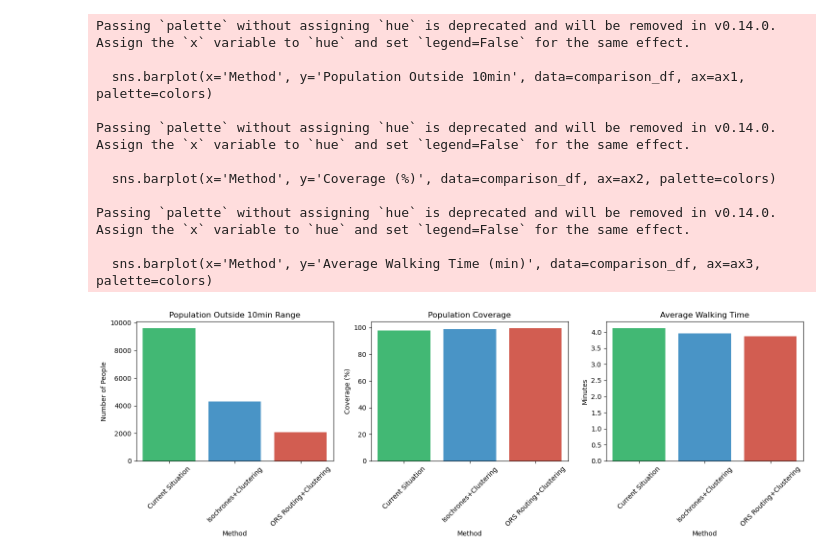
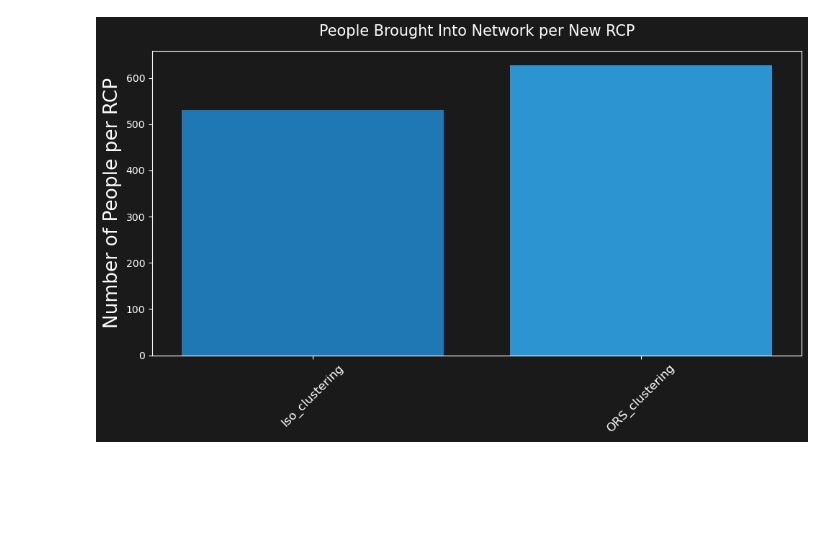
Before and after one commit to Global-Health-Engineering/recycling-network-optimization, a Jupyter notebook: scripts/method_analysis.ipynb, the cells around one changed output. Cells and saved outputs as stored; diff of their text form; code cells hidden in the pictures; blank space fills up the shorter version.

```diff
--- a/scripts/method_analysis.ipynb
+++ b/scripts/method_analysis.ipynb
@@ -145,78 +91,35 @@ plt.show()
-# %%
-import seaborn as sns
-
-import matplotlib.pyplot as plt
-
-# Set style
-fig, (ax1, ax2, ax3) = plt.subplots(1, 3, figsize=(15, 5))
-
-# Color palette
-colors = ['#2ecc71', '#3498db', '#e74c3c']
-
-# Plot 1: Population Outside 10min
-sns.barplot(x='Method', y='Population Outside 10min', data=comparison_df, ax=ax1, palette=colors)
-ax1.set_title('Population Outside 10min Range')
-ax1.tick_params(axis='x', rotation=45)
-ax1.set_ylabel('Number of People')
-
-# Plot 2: Coverage
-sns.barplot(x='Method', y='Coverage (%)', data=comparison_df, ax=ax2, palette=colors)
-ax2.set_title('Population Coverage')
-ax2.tick_params(axis='x', rotation=45)
-ax2.set_ylabel('Coverage (%)')
-
-# Plot 3: Average Walking Time
-sns.barplot(x='Method', y='Average Walking Time (min)', data=comparison_df, ax=ax3, palette=colors)
-ax3.set_title('Average Walking Time')
-ax3.tick_params(axis='x', rotation=45)
-ax3.set_ylabel('Minutes')
-
-plt.tight_layout()
-plt.show()
-# %% [output]
-Passing `palette` without assigning `hue` is deprecated and will be removed in v0.14.0. Assign the `x` variable to `hue` and set `legend=False` for the same effect.
-
-  sns.barplot(x='Method', y='Population Outside 10min', data=comparison_df, ax=ax1, palette=colors)
-
-Passing `palette` without assigning `hue` is deprecated and will be removed in v0.14.0. Assign the `x` variable to `hue` and set `legend=False` for the same effect.
-
-  sns.barplot(x='Method', y='Coverage (%)', data=comparison_df, ax=ax2, palette=colors)
-
-Passing `palette` without assigning `hue` is deprecated and will be removed in v0.14.0. Assign the `x` variable to `hue` and set `legend=False` for the same effect.
-
-  sns.barplot(x='Method', y='Average Walking Time (min)', data=comparison_df, ax=ax3, palette=colors)
-[figure, removed]
 # %%
+# Calculate people brought in by comparing to current situation
+people_brought_in = comparison_df.loc[0, 'Population Outside 10min'] - comparison_df.loc[1:, 'Population Outside 10min']
+new_rcps = comparison_df.loc[1:, 'Number of additional RCPs']
 
-# Calculate people brought in per new RCP
-people_per_rcp = [people_brought_in[i]/new_rcps[i] if new_rcps[i] != 0 else 0 for i in range(1,3)]
+# Calculate people per RCP
+people_per_rcp = people_brought_in / new_rcps
 
-# Create a new figure
+# Create figure with dark theme
 plt.figure(figsize=(10, 6), facecolor='#1a1a1a')
 
 # Plot the data
-plt.bar(methods[1:3], people_per_rcp, color=colors[0:2])
+plt.bar(comparison_df['Method'][1:], people_per_rcp, color=colors[0:2])
 
 # Customize the plot
-plt.title('People Brought Into Network per New RCP')
-plt.ylabel('Number of People per RCP')
-plt.xticks(rotation=45)
+plt.title('People Brought Into Network per New RCP', fontsize=TITLE_SIZE, color='white', pad=15)
+plt.ylabel('Number of People per RCP', fontsize=LABEL_SIZE, color='white')
+plt.xticks(rotation=45, fontsize=TICK_SIZE, color='white')
 plt.gca().set_facecolor('#1a1a1a')
-plt.gca().tick_params(colors='white')plt.style.use('seaborn')
+plt.gca().tick_params(colors='white')
 plt.gca().spines['bottom'].set_color('white')
 plt.gca().spines['top'].set_color('white')
 plt.gca().spines['left'].set_color('white')
 plt.gca().spines['right'].set_color('white')
-plt.title('People Brought Into Network per New RCP', color='white')
-plt.ylabel('Number of People per RCP', color='white')
-plt.xticks(color='white')
+
 plt.tight_layout()
 
-# Save the plot
-plt.savefig('../data/plots/derived_data/people_brought_in_per_rcp.png', dpi=400, bbox_inches='tight', facecolor='#1a1a1a')
-
-# Show the plot
+# Save and show the plot
+plt.savefig('../data/plots/people_brought_in_per_rcp.png', dpi=400, bbox_inches='tight', facecolor='#1a1a1a')
 plt.show()
+# %% [output]
+[figure, added]
 # %%
 duration_orig
 duration_iso
```
Also changed, not shown: parts of 3 cells of this notebook.
